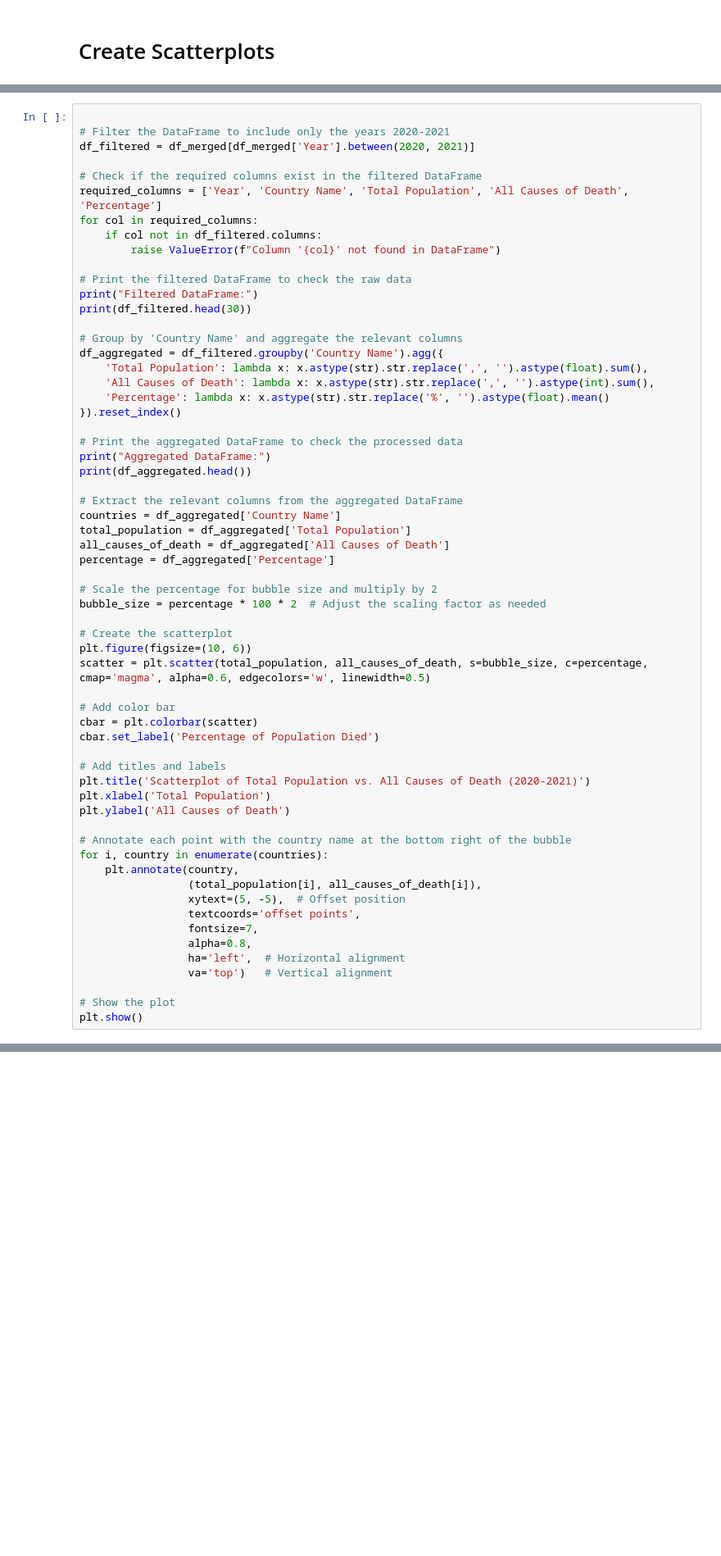
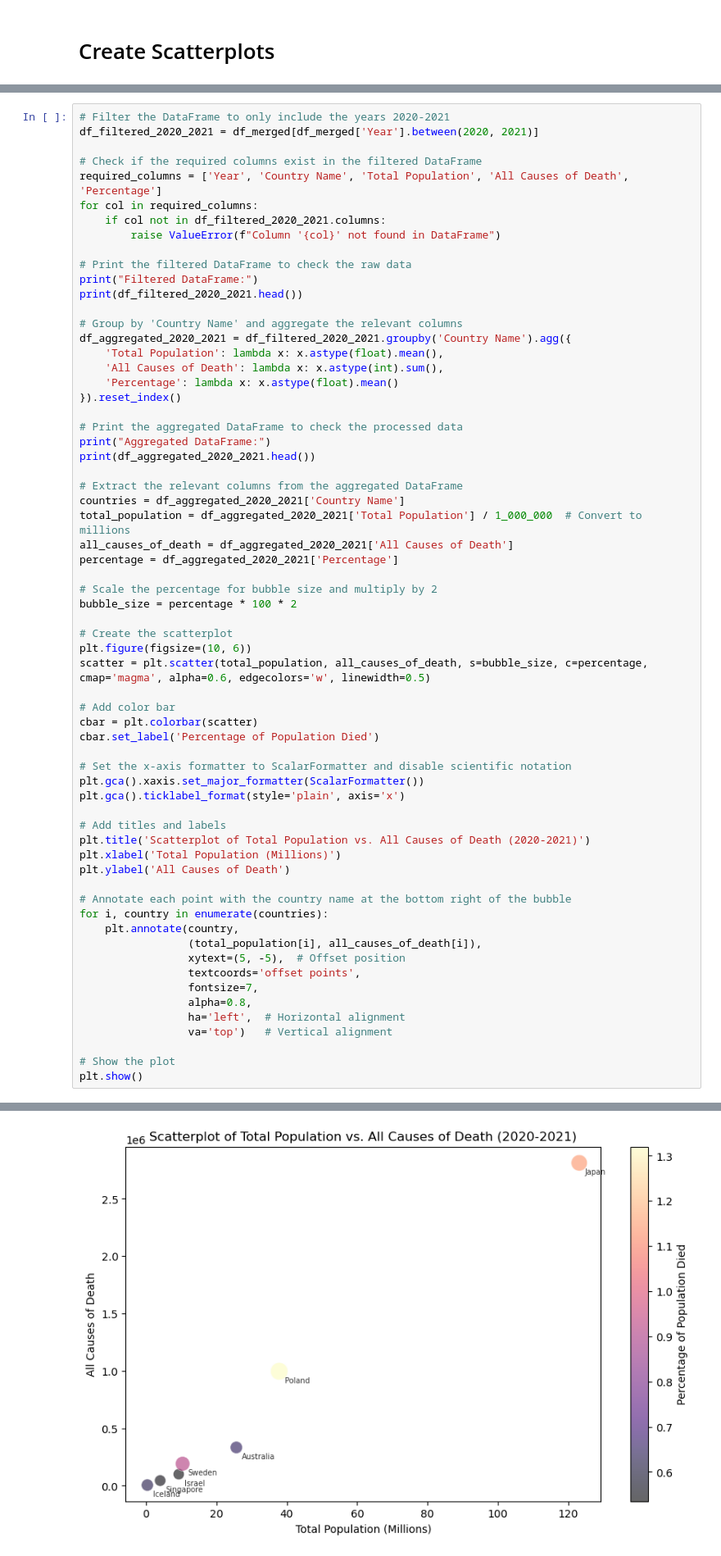
Before and after one commit to ShylaTatum/Group-Project-1, a Jupyter notebook: Findings/workbooks/jenn_visualization.ipynb, the cells around one changed output, grey strips where cells are left out. Shown at 82% size. Saved outputs shown, nothing was run; the diff lists cells and outputs as text; blank space fills up the shorter version.

```diff
--- a/Findings/workbooks/jenn_visualization.ipynb
+++ b/Findings/workbooks/jenn_visualization.ipynb
@@ -373,37 +615,36 @@ plt.show()
 # %%
-
-# Filter the DataFrame to include only the years 2020-2021
-df_filtered = df_merged[df_merged['Year'].between(2020, 2021)]
+# Filter the DataFrame to only include the years 2020-2021
+df_filtered_2020_2021 = df_merged[df_merged['Year'].between(2020, 2021)]
 
 # Check if the required columns exist in the filtered DataFrame
 required_columns = ['Year', 'Country Name', 'Total Population', 'All Causes of Death', 'Percentage']
 for col in required_columns:
-    if col not in df_filtered.columns:
+    if col not in df_filtered_2020_2021.columns:
         raise ValueError(f"Column '{col}' not found in DataFrame")
 
 # Print the filtered DataFrame to check the raw data
 print("Filtered DataFrame:")
-print(df_filtered.head(30))
+print(df_filtered_2020_2021.head())
 
 # Group by 'Country Name' and aggregate the relevant columns
-df_aggregated = df_filtered.groupby('Country Name').agg({
-    'Total Population': lambda x: x.astype(str).str.replace(',', '').astype(float).sum(),
-    'All Causes of Death': lambda x: x.astype(str).str.replace(',', '').astype(int).sum(),
-    'Percentage': lambda x: x.astype(str).str.replace('%', '').astype(float).mean()
+df_aggregated_2020_2021 = df_filtered_2020_2021.groupby('Country Name').agg({
+    'Total Population': lambda x: x.astype(float).mean(),
+    'All Causes of Death': lambda x: x.astype(int).sum(),
+    'Percentage': lambda x: x.astype(float).mean()
 }).reset_index()
 
 # Print the aggregated DataFrame to check the processed data
 print("Aggregated DataFrame:")
-print(df_aggregated.head())
+print(df_aggregated_2020_2021.head())
 
 # Extract the relevant columns from the aggregated DataFrame
-countries = df_aggregated['Country Name']
-total_population = df_aggregated['Total Population']
-all_causes_of_death = df_aggregated['All Causes of Death']
-percentage = df_aggregated['Percentage']
+countries = df_aggregated_2020_2021['Country Name']
+total_population = df_aggregated_2020_2021['Total Population'] / 1_000_000  # Convert to millions
+all_causes_of_death = df_aggregated_2020_2021['All Causes of Death']
+percentage = df_aggregated_2020_2021['Percentage']
 
 # Scale the percentage for bubble size and multiply by 2
-bubble_size = percentage * 100 * 2  # Adjust the scaling factor as needed
+bubble_size = percentage * 100 * 2
 
 # Create the scatterplot
 plt.figure(figsize=(10, 6))
@@ -413,9 +654,13 @@ scatter = plt.scatter(total_population, all_causes_of_death, s=bubble_size, c=pe
 cbar = plt.colorbar(scatter)
 cbar.set_label('Percentage of Population Died')
 
+# Set the x-axis formatter to ScalarFormatter and disable scientific notation
+plt.gca().xaxis.set_major_formatter(ScalarFormatter())
+plt.gca().ticklabel_format(style='plain', axis='x')
+
 # Add titles and labels
 plt.title('Scatterplot of Total Population vs. All Causes of Death (2020-2021)')
-plt.xlabel('Total Population')
+plt.xlabel('Total Population (Millions)')
 plt.ylabel('All Causes of Death')
 
 # Annotate each point with the country name at the bottom right of the bubble
@@ -431,3 +676,4 @@ for i, country in enumerate(countries):
 
 # Show the plot
 plt.show()
+# %% [output]
@@ -433,0 +694 @@ plt.show()
+[figure, added]
```
Also changed, not shown: parts of 19 cells of this notebook.
